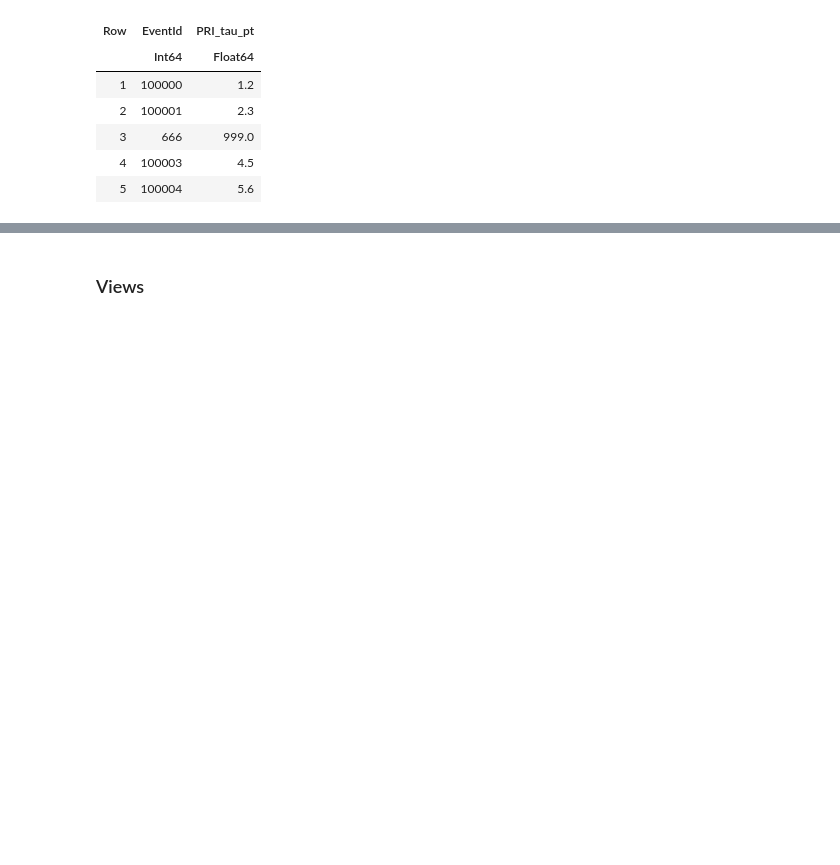
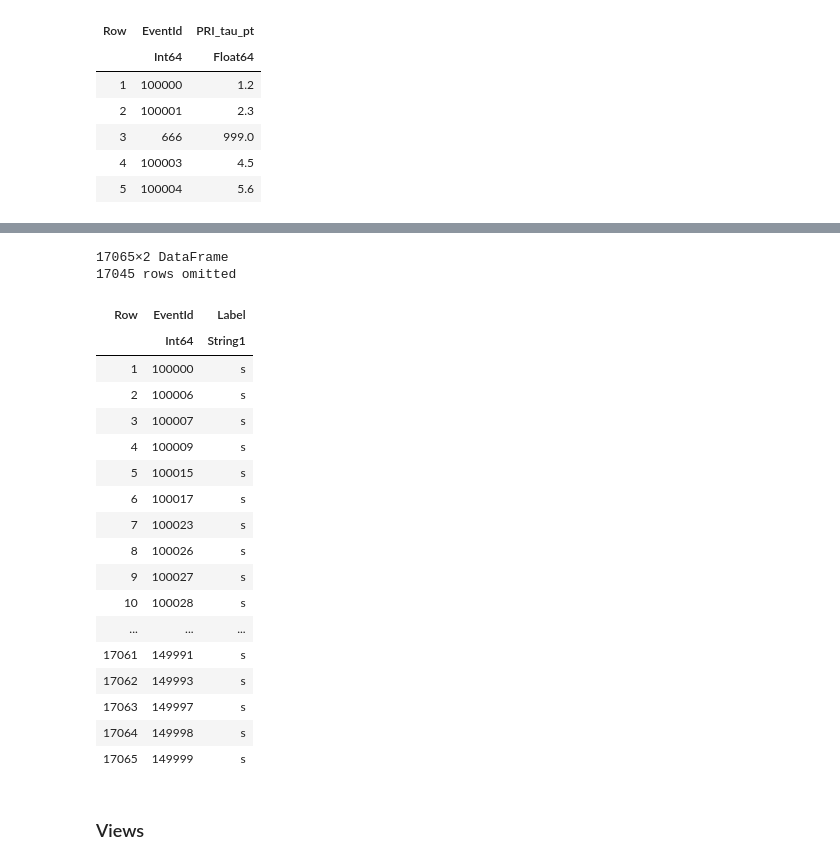
Before and after one commit to JuliaHEP/JuliaHEP-2023, a Jupyter notebook: julia-intro/docs/julia-intro-dataframes.ipynb, the cells around one changed output, grey strips where cells are left out. Saved outputs shown, nothing was run; the diff lists cells and outputs as text; code cells hidden in the pictures; blank space fills up the shorter version.

```diff
--- a/julia-intro/docs/julia-intro-dataframes.ipynb
+++ b/julia-intro/docs/julia-intro-dataframes.ipynb
@@ -254,3 +297,26 @@ higgs_jets = higgs_ml[:, Cols(:EventId, r"PRI_jet.*")]
+# %%
+higgs_ml[higgs_ml.Label .== "s", [:EventId, :Label]]
+# %% [output]
+17065×2 DataFrame
+17045 rows omitted
+| Row | EventId | Label |
+|  | Int64 | String1 |
+| 1 | 100000 | s |
+| 2 | 100006 | s |
+| 3 | 100007 | s |
+| 4 | 100009 | s |
+| 5 | 100015 | s |
+| 6 | 100017 | s |
+| 7 | 100023 | s |
+| 8 | 100026 | s |
+| 9 | 100027 | s |
+| 10 | 100028 | s |
+| ... | ... | ... |
+| 17061 | 149991 | s |
+| 17062 | 149993 | s |
+| 17063 | 149997 | s |
+| 17064 | 149998 | s |
+| 17065 | 149999 | s |
 # %% [markdown]
 ### Views
 # %% [markdown]
```
Also changed, not shown: parts of 46 cells of this notebook, 8 other files.
